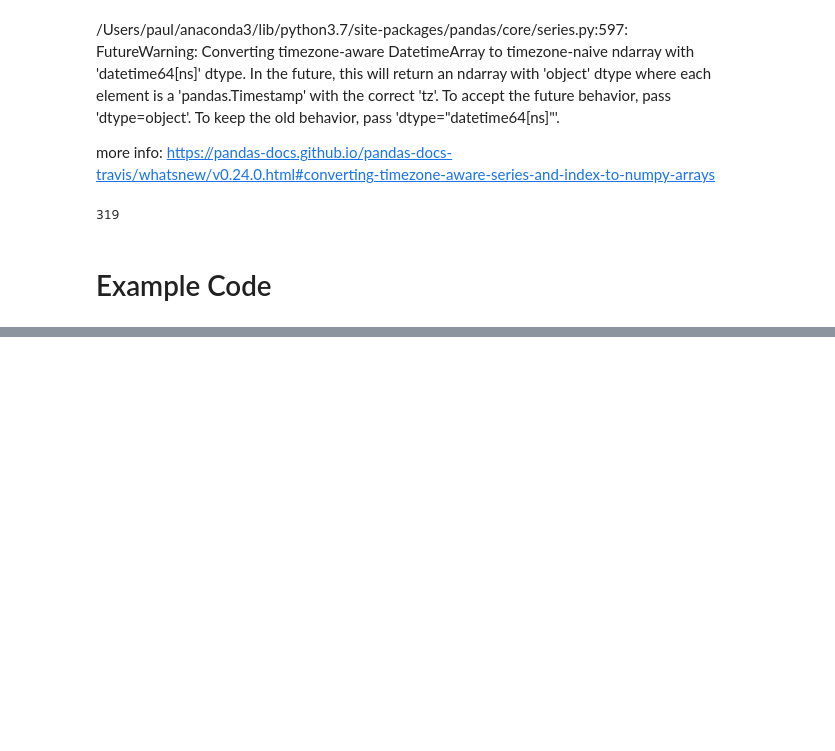
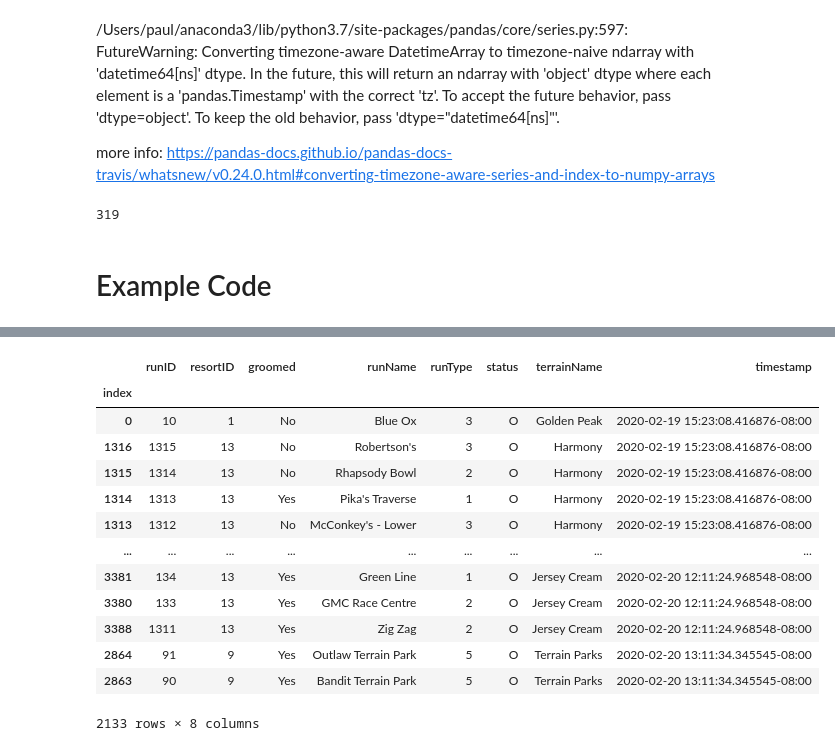
Before and after one commit to Pall-v/snowbot, a Jupyter notebook: notebooks/2.0-pv-process-json.ipynb, the cells around one changed output, grey strips where cells are left out. Drawn from its saved outputs; the diff is of its cells as text; code cells hidden in the pictures; blank space fills up the shorter version.

```diff
--- a/notebooks/2.0-pv-process-json.ipynb
+++ b/notebooks/2.0-pv-process-json.ipynb
@@ -1401,0 +1219,18 @@ for f, topic in zip(['get_data_changes_merged_whis_lifts',
+# %%
+# For example code: Filter dataframe by date
+test_df[test_df['timestamp'] > '2020-02-08']
+# %% [output]
+|  | runID | resortID | groomed | runName | runType | status | terrainName | timestamp |
+| index |  |  |  |  |  |  |  |  |
+| 0 | 10 | 1 | No | Blue Ox | 3 | O | Golden Peak | 2020-02-19 15:23:08.416876-08:00 |
+| 1316 | 1315 | 13 | No | Robertson's | 3 | O | Harmony | 2020-02-19 15:23:08.416876-08:00 |
+| 1315 | 1314 | 13 | No | Rhapsody Bowl | 2 | O | Harmony | 2020-02-19 15:23:08.416876-08:00 |
+| 1314 | 1313 | 13 | Yes | Pika's Traverse | 1 | O | Harmony | 2020-02-19 15:23:08.416876-08:00 |
+| 1313 | 1312 | 13 | No | McConkey's - Lower | 3 | O | Harmony | 2020-02-19 15:23:08.416876-08:00 |
+| ... | ... | ... | ... | ... | ... | ... | ... | ... |
+| 3381 | 134 | 13 | Yes | Green Line | 1 | O | Jersey Cream | 2020-02-20 12:11:24.968548-08:00 |
+| 3380 | 133 | 13 | Yes | GMC Race Centre | 2 | O | Jersey Cream | 2020-02-20 12:11:24.968548-08:00 |
+| 3388 | 1311 | 13 | Yes | Zig Zag | 2 | O | Jersey Cream | 2020-02-20 12:11:24.968548-08:00 |
+| 2864 | 91 | 9 | Yes | Outlaw Terrain Park | 5 | O | Terrain Parks | 2020-02-20 13:11:34.345545-08:00 |
+| 2863 | 90 | 9 | Yes | Bandit Terrain Park | 5 | O | Terrain Parks | 2020-02-20 13:11:34.345545-08:00 |
+2133 rows × 8 columns
```
Also changed, not shown: parts of 60 cells of this notebook, 1 other file.
